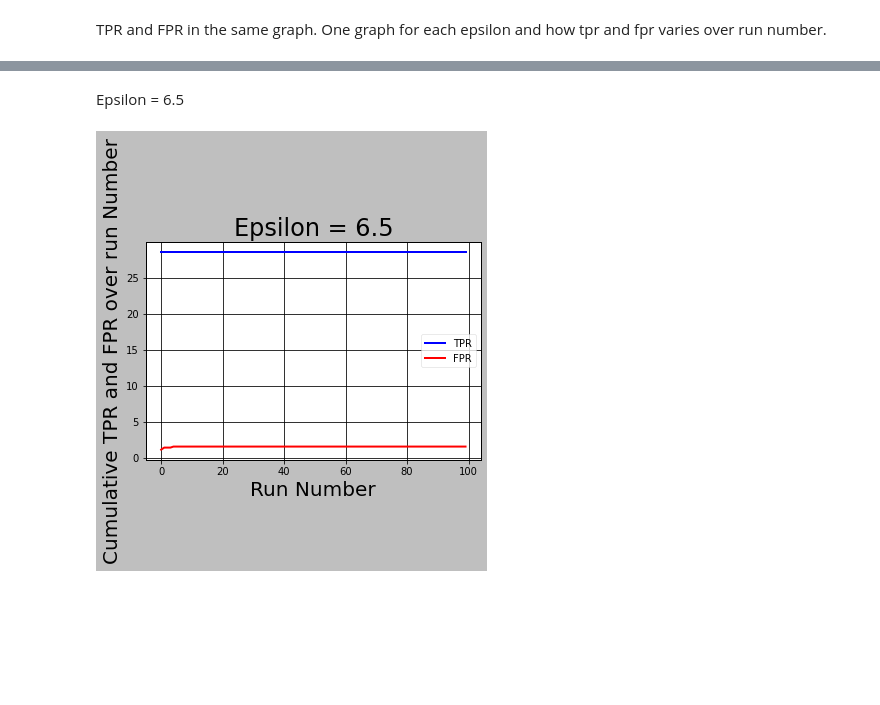
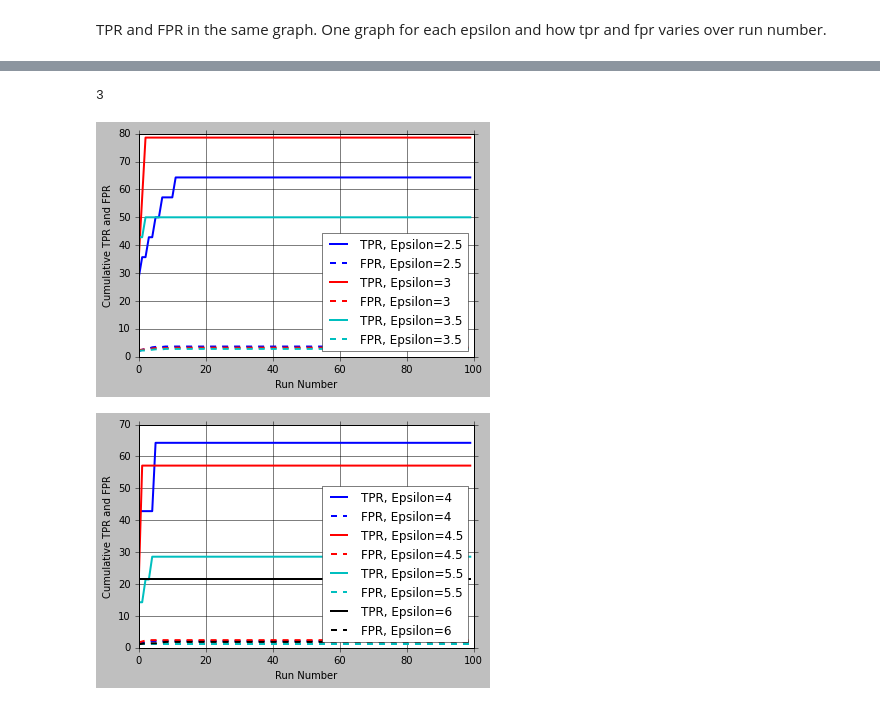
Before and after one commit to snpushpi/Covid19_Contact_tracing_repo_beta, a Jupyter notebook: Final_data_analysis_part2.ipynb, the cells around one changed output, grey strips where cells are left out. Drawn from its saved outputs; the diff is of its cells as text; code cells hidden in the pictures; blank space fills up the shorter version.

```diff
--- a/Final_data_analysis_part2.ipynb
+++ b/Final_data_analysis_part2.ipynb
@@ -46,21 +46,21 @@ def driver_code(tuple_list):
         fp_list.append(last[1])
     return fpr_tpr_list_generator(tp_list,fp_list)
 # %%
-def draw(tpr_list,fpr_list, epsilon):
+def draw(tpr_list_dict,fpr_list_dict, color_dict):
     fig = plt.figure()
     plt.clf()
     plt.xlabel('Run Number')
-    plt.ylabel('Cumulative TPR and FPR over run Number')
-    plt.plot(run_number, tpr_list,'b', label = 'TPR')
-    plt.plot(run_number, fpr_list, 'r', label = 'FPR')
-    plt.title('Epsilon = {}'.format(epsilon))
+    plt.ylabel('Cumulative TPR and FPR')
+    for elt in tpr_list_dict:
+        plt.plot(run_number,tpr_list_dict[elt],'{}-'.format(color_dict[elt]),label = 'TPR, Epsilon={}'.format(elt))
+        plt.plot(run_number, fpr_list_dict[elt],'{}--'.format(color_dict[elt]),label = 'FPR, Epsilon={}'.format(elt))
+    plt.style.use(['grayscale'])
+    plt.rcParams['axes.facecolor'] = 'white'
     mpl.rcParams['lines.linewidth'] = 2
     mpl.rcParams['boxplot.showbox'] = True
     mpl.rcParams['axes.titlesize']=24
-    mpl.rcParams['axes.labelsize']=20
+    mpl.rcParams['axes.labelsize']=10
     mpl.rcParams['lines.linewidth']=2
     mpl.rcParams['xtick.labelsize']=10
     mpl.rcParams['ytick.labelsize']=10
-    #mpl.rcParams.keys()
-    plt.style.use(['grayscale'])
-    plt.legend()
+    plt.legend(loc='lower right')
@@ -107,8 +67,16 @@ draw(tpr_list, fpr_list, 4.5)
-# %% [markdown]
-Epsilon = 6.5
-# %%
-tuple_list = [(4, 8),(4, 10),(4, 10),(4, 10),(4, 11)]
-tpr_list, fpr_list = driver_code(tuple_list)
-draw(tpr_list, fpr_list, 6.5)
-# %% [output]
-[figure, removed]
+# %%
+tuple_list_dictionary1 = {2.5:[(4, 14),(5, 18),(5, 20),(6, 21),(6, 24),(7, 25),(7, 25),(8, 25),(8, 26),(8, 26),(8, 26),(9, 26)],3:[(5, 17),(8, 18),(11, 19),(11, 20),(11, 21),(11, 22),(11, 22),(11, 22),(11, 22),(11, 22),(11, 22),(11, 23)],
+                         3.5:[(6, 15),(6, 16),(7, 16),(7, 17),(7, 18),(7, 19),(7, 19),(7, 19),(7, 20)]}
+color_dict = {2.5:'b',3:'r',3.5:'c'}
+tpr_list_dictionary = {}
+fpr_list_dictionary = {}
+for elt in tuple_list_dictionary1:
+    tpr_list_dictionary[elt], fpr_list_dictionary[elt]= driver_code(tuple_list_dictionary1[elt])
+# %%
+len(tpr_list_dictionary)
+# %% [output]
+3
+# %%
+draw(tpr_list_dictionary, fpr_list_dictionary, color_dict)
+# %% [output]
+[figure, added]
@@ -114,0 +92,4 @@ draw(tpr_list, fpr_list, 6.5)
+# %%
+draw(tpr_list_dictionary, fpr_list_dictionary, color_dict)
+# %% [output]
+[figure, added]
```
Also changed, not shown: parts of 11 cells of this notebook.
